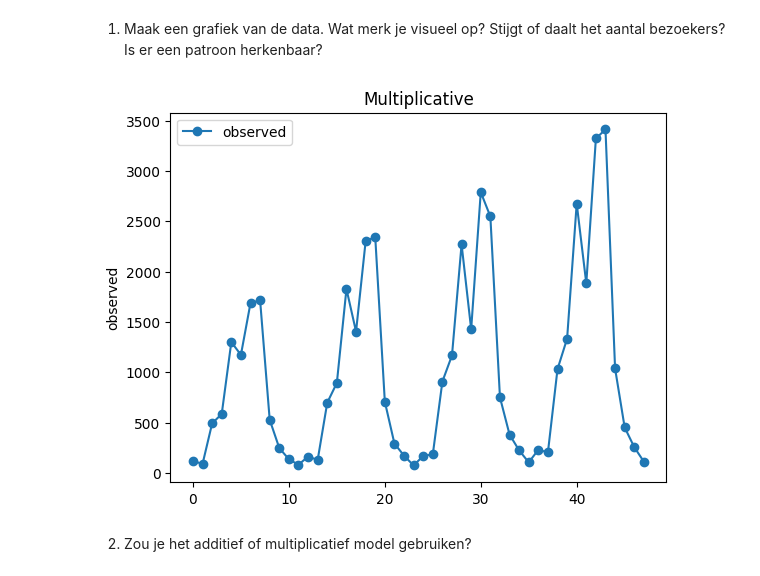
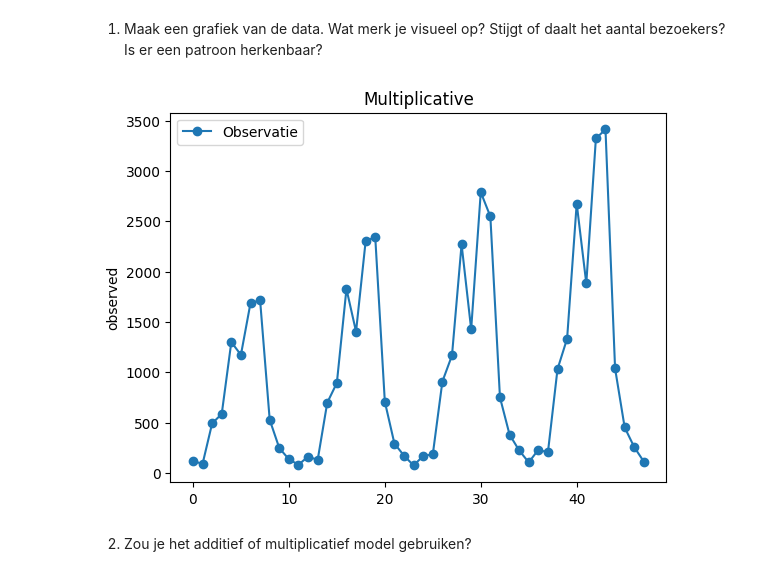
Before and after one commit to EliasDeHondt/DataScience1, a Jupyter notebook: W20P4/Pretpark.ipynb, the cells around one changed output. Drawn from its saved outputs; the diff is of its cells as text; code cells hidden in the pictures.

```diff
--- a/W20P4/Pretpark.ipynb
+++ b/W20P4/Pretpark.ipynb
@@ -34,24 +34,24 @@ display(pretpark)
 # %%
 # Maak een grafiek van de data.
 sd_model = seasonal_decompose(pretpark['aantal_bezoekers'], model='multiplicative', period=12)
 fig, axes = plt.subplots(nrows=1, ncols=1)
 
-axes.plot(sd_model.observed, 'o-', label='observed')
+axes.plot(sd_model.observed, 'o-', label='Observatie')
 axes.set_ylabel('observed')
 axes.set_title('Multiplicative')
 axes.legend()
 plt.show()
 
 # Wat merk je visueel op?
 # Er zijn 4 verschillende piekmomenten rond maand 9 en het stijgt elk jaar.
 
 # Stijgt of daalt het aantal bezoekers?
 # Het stijgt elk jaar.
 
 # Is er een patroon herkenbaar?
 # Er zijn 4 piekmomenten rond maand 9.
 # %% [output]
-[figure, old version]
+[figure, new version]
 # %% [markdown]
 2.	Zou je het additief of multiplicatief model gebruiken?
 # %%
```
Also changed, not shown: 1 other file.
